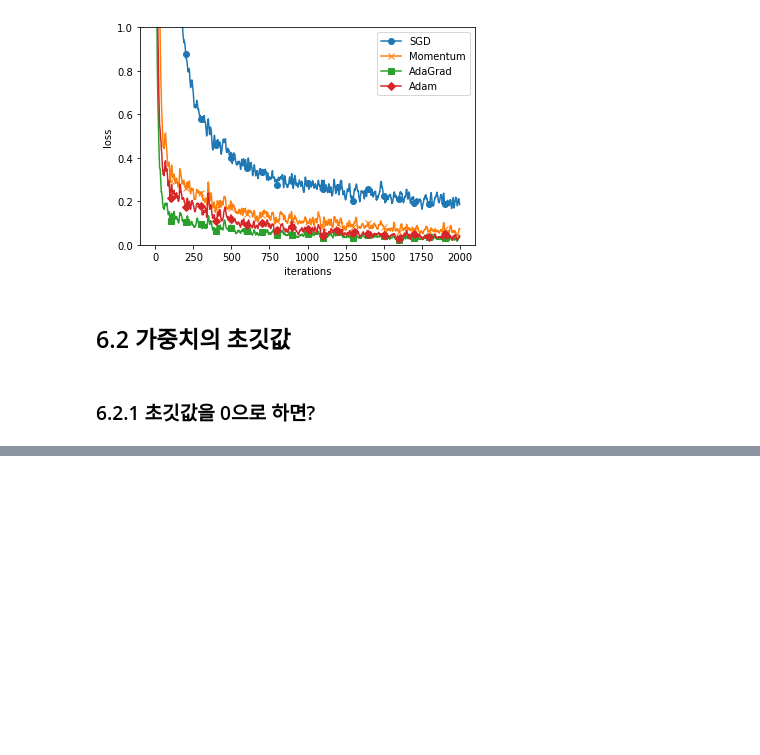
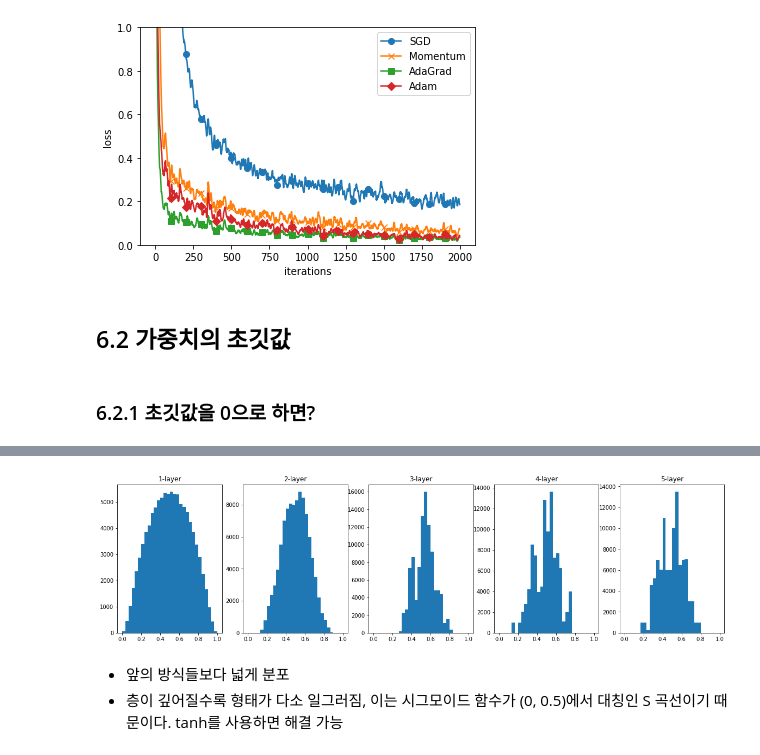
Before and after one commit to kkole3897/Deep_Learning_From_Scratch1, a Jupyter notebook: 김진관/Chapter6.ipynb, the cells around one changed output, grey strips where cells are left out. Saved outputs shown, nothing was run; the diff lists cells and outputs as text; code cells hidden in the pictures; blank space fills up the shorter version.

```diff
--- a/김진관/Chapter6.ipynb
+++ b/김진관/Chapter6.ipynb
@@ -257,0 +361,26 @@ plt.show()
+# %%
+x = np.random.randn(1000, 100)
+node_num = 100
+hidden_layer_size = 5
+activations = {}
+
+for i in range(hidden_layer_size):
+    if i != 0:
+        x = activations[i-1]
+
+    w = np.random.randn(node_num, node_num) / np.sqrt(node_num)
+    a = np.dot(x, w)
+    z = sigmoid(a)
+    activations[i] = z
+# %%
+plt.figure(figsize=(20,5))
+for i, a in activations.items():
+    plt.subplot(1, len(activations), i+1)
+    plt.title(str(i+1) + "-layer")
+    plt.hist(a.flatten(), 30, range=(0,1))
+plt.show()
+# %% [output]
+[figure, added]
+# %% [markdown]
+- 앞의 방식들보다 넓게 분포
+- 층이 깊어질수록 형태가 다소 일그러짐, 이는 시그모이드 함수가 (0, 0.5)에서 대칭인 S 곡선이기 때문이다. tanh를 사용하면 해결 가능
```
Also changed, not shown: parts of 67 cells of this notebook.
